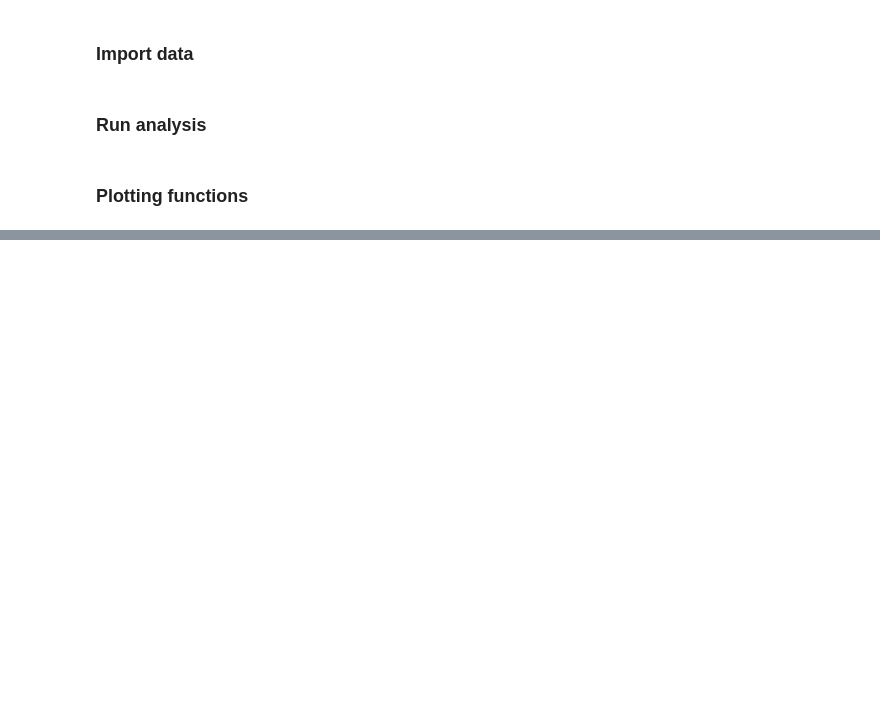
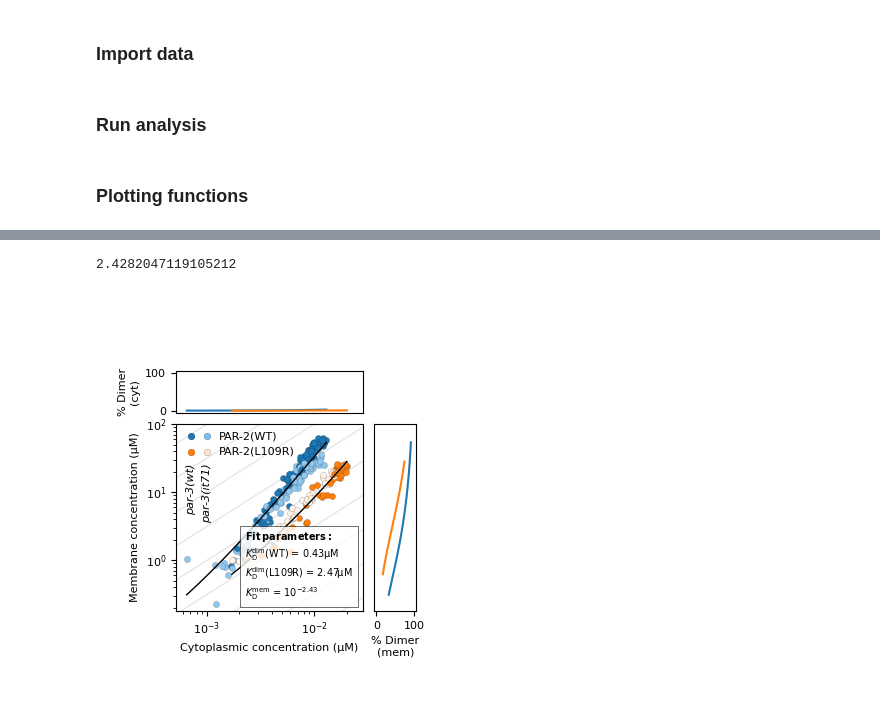
Before and after one commit to goehringlab/2023-Bland-bioRxiv, a Jupyter notebook: scripts/Analysis/DimerModelFitting/01 Figures.ipynb, the cells around one changed output, grey strips where cells are left out. Drawn from its saved outputs; the diff is of its cells as text; code cells hidden in the pictures; blank space fills up the shorter version.

```diff
--- a/scripts/Analysis/DimerModelFitting/01 Figures.ipynb
+++ b/scripts/Analysis/DimerModelFitting/01 Figures.ipynb
@@ -178,0 +167,7 @@ fig6.savefig('Figs/model_fit_s2_free.png', dpi=600, transparent=True)
+# %%
+fig4 = rundown_plot(analysis_main_free, v1=False)
+fig4.savefig('Figs/model_fit_main_free.png', dpi=600, transparent=True)
+del fig4, analysis_main_free
+# %% [output]
+2.4282047119105212
+[figure, added]
```
Also changed, not shown: parts of 7 cells of this notebook, 21 other files.
